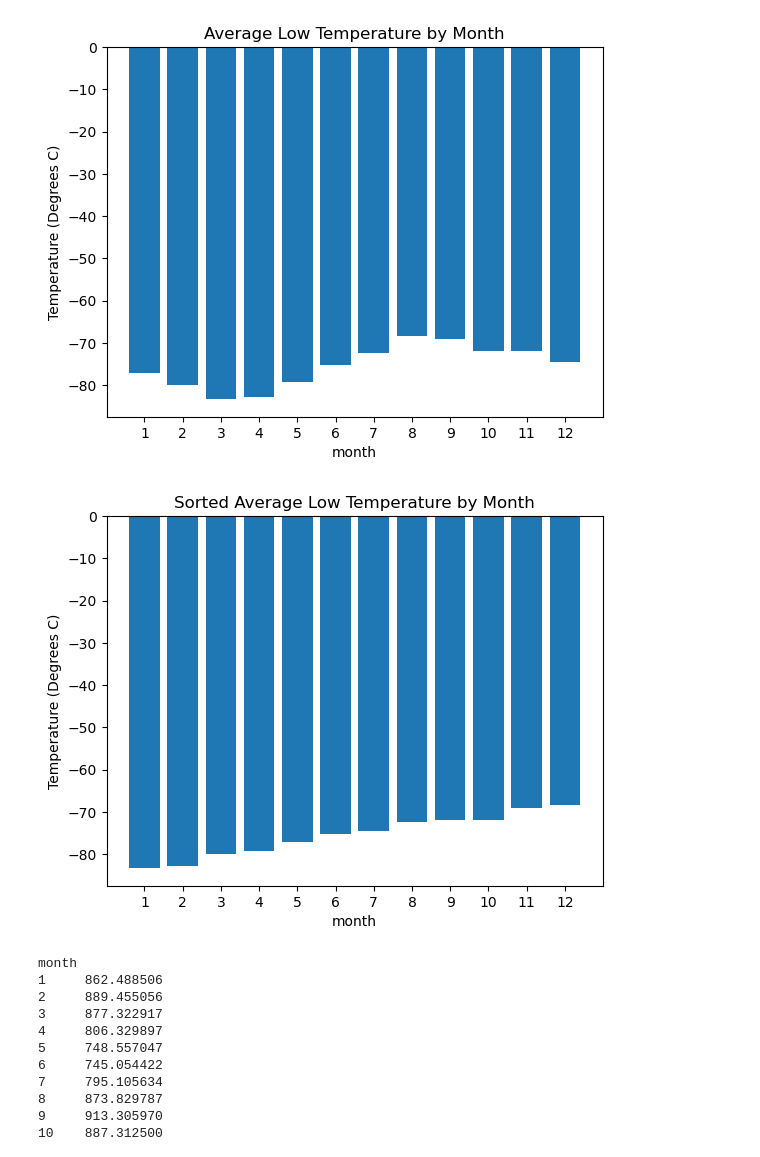
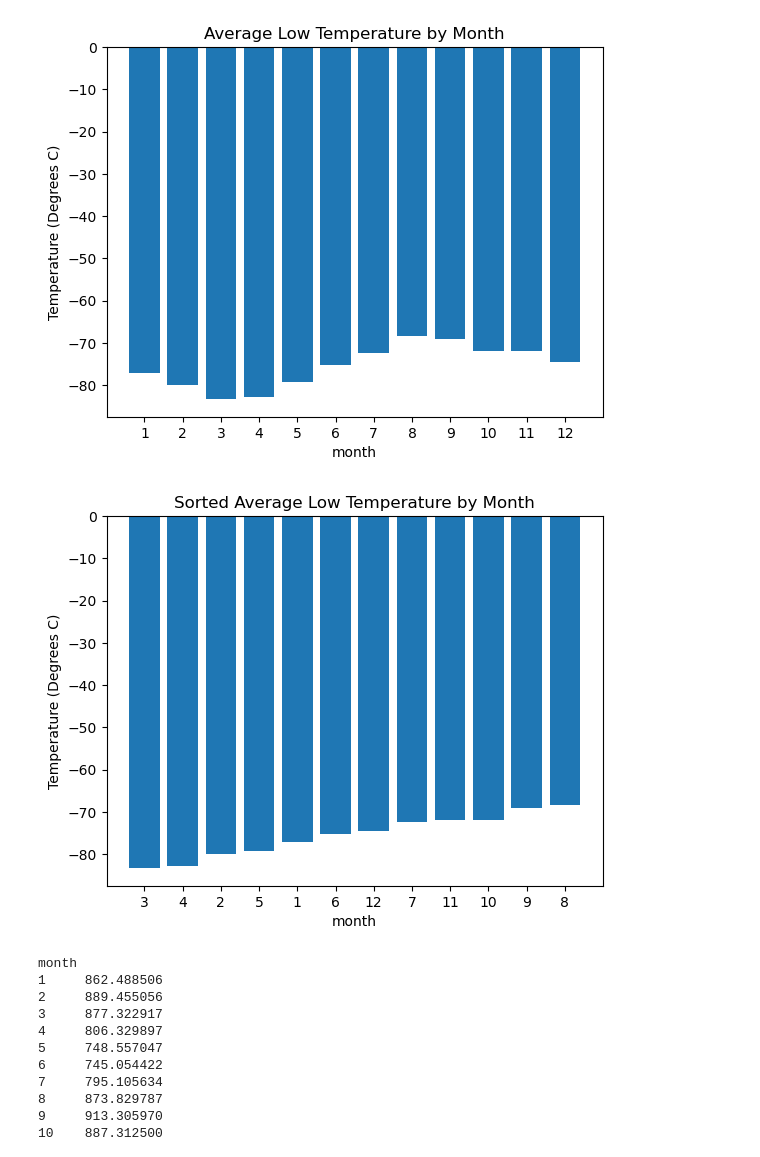
Before and after one commit to bchillman/Mission-To-Mars, a Jupyter notebook: part_2_mars_weather.ipynb, the cells around one changed output. Saved outputs shown, nothing was run; the diff lists cells and outputs as text; code cells hidden in the pictures.

Commit message:
Updating part 2 jupyter notebook with fixed sorted temp graph and adding all graph pngs.

```diff
--- a/part_2_mars_weather.ipynb
+++ b/part_2_mars_weather.ipynb
@@ -203,14 +184,16 @@ plt.show()
 # %%
 # Identify the coldest and hottest months in Curiosity's location
 sorted_temps = avg_low_temp.sort_values()
-x_axis = range(1,13)
-plt.bar(x_axis, sorted_temps, tick_label=x_axis)
+x_axis = sorted_temps.index
+x_axis=list(x_axis)
+#x_axis
+plt.bar(list(range(len(x_axis))), sorted_temps, tick_label = x_axis)
 plt.xlabel('month')
 plt.ylabel('Temperature (Degrees C)')
 plt.title('Sorted Average Low Temperature by Month')
 plt.show()
 # %% [output]
-[figure, old version]
+[figure, new version]
 # %%
 # 4. Average pressure by Martian month
 avg_pressure = mars_data_df.groupby(by='month').mean()['pressure']
```
Also changed, not shown: parts of 1 cell of this notebook, 3 other files.
